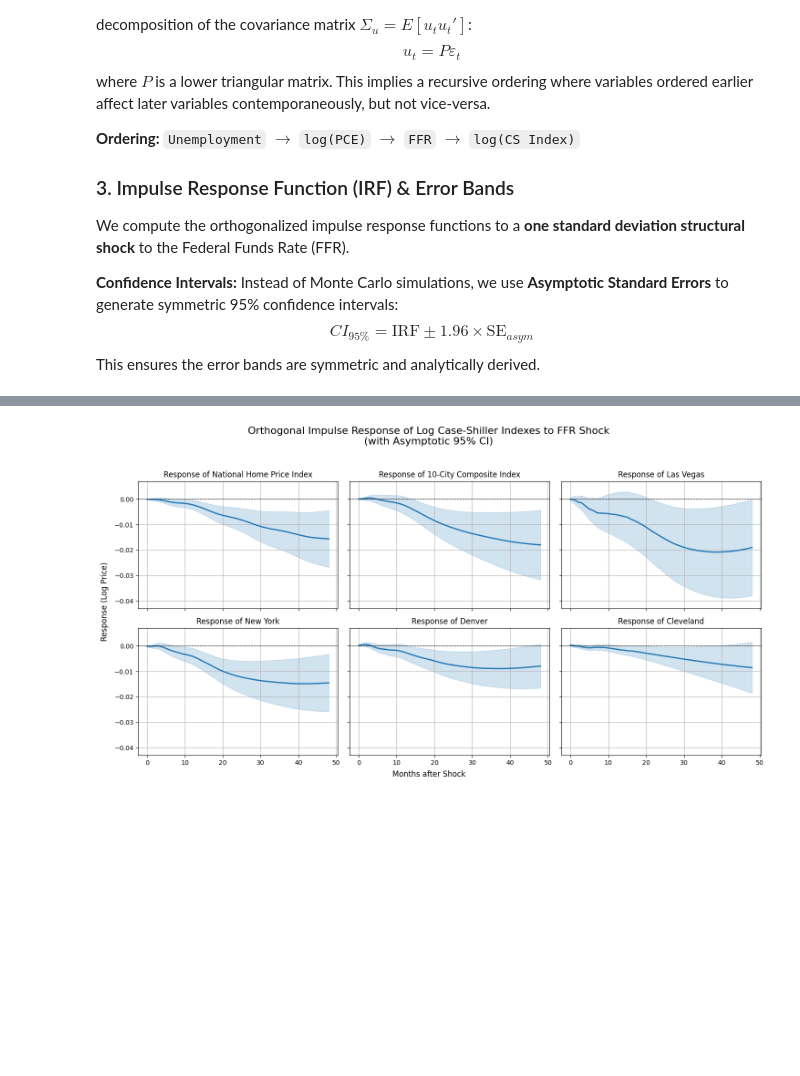
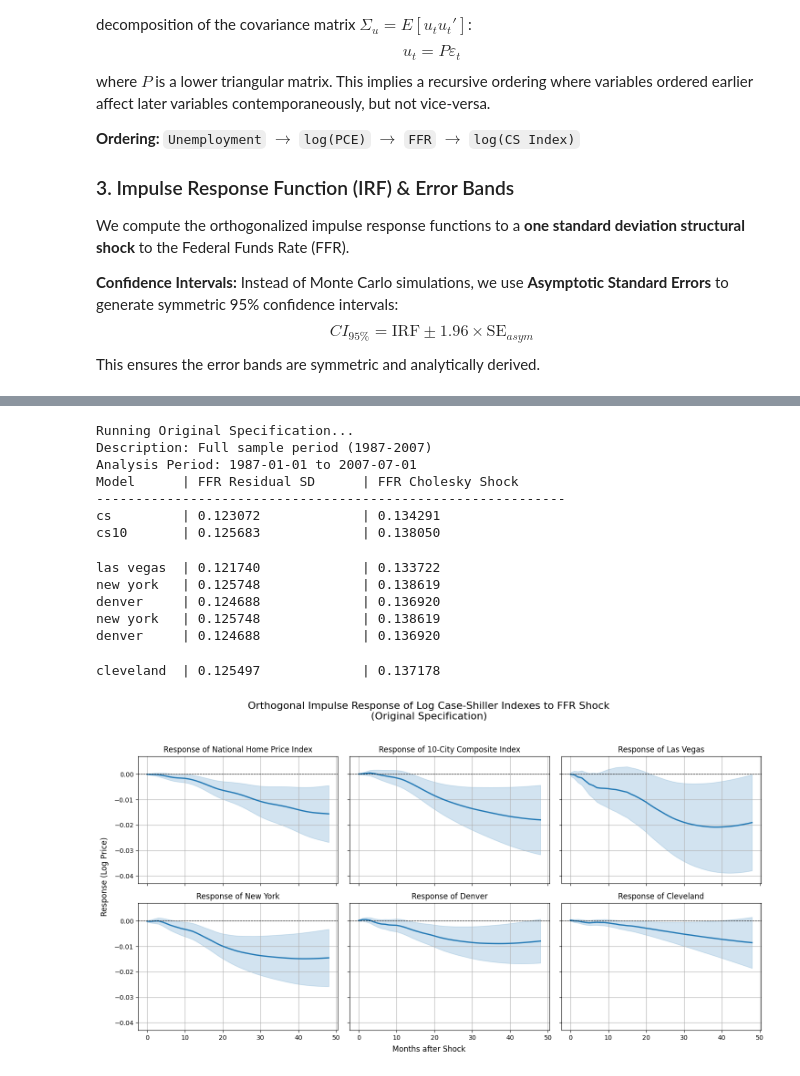
Before and after one commit to taitola/msc-thesis-svar-analysis, a Jupyter notebook: 4_var_irf_analysis.ipynb, the cells around one changed output, grey strips where cells are left out. Saved outputs shown, nothing was run; the diff lists cells and outputs as text; code cells hidden in the pictures; blank space fills up the shorter version.

Commit message:
Update VAR IRF analysis and remove obsolete notebooks

```diff
--- a/4_var_irf_analysis.ipynb
+++ b/4_var_irf_analysis.ipynb
@@ -22,7 +22,8 @@ from statsmodels.tsa.api import VAR
 
 # Load the data
 file_path = 'data_csv/var_data.csv'
-df = pd.read_csv(file_path, parse_dates=['Unnamed: 0'], index_col='Unnamed: 0')
+df = pd.read_csv(file_path, index_col='Unnamed: 0')
+df.index = pd.to_datetime(df.index) # Ensure index is datetime
 df.index.name = 'Date'
 
 # Display first few rows
@@ -265,9 +270,57 @@ def plot_irf_grid(irf_results, cs_names, title_suffix=""):
-# %%
-# --- Plot Results ---
-plot_irf_grid(
-    irf_results,
-    cs_names,
-    title_suffix="(with Asymptotic 95% CI)"
-)
-# %% [output]
-[figure, removed]
+# %%
+# --- Analysis Specifications ---
+
+# Parameters
+lags = 12
+irf_steps = 48
+
+# Define the specifications for the analysis
+specs = [
+    {
+        "name": "Original Specification",
+        "start_date": "1987-01-01",
+        "end_date": "2007-07-01",
+        "description": "Full sample period (1987-2007)"
+    },
+    {
+        "name": "Robustness Check",
+        "start_date": "1987-01-01",
+        "end_date": "2003-07-01",
+        "description": "Restricted sample period (1987-2003)"
+    }
+]
+# %%
+# --- Run Original Specification ---
+spec = specs[0]
+print(f"Running {spec['name']}...")
+print(f"Description: {spec['description']}")
+
+irf_results_original = run_var_analysis(
+    df,
+    cs_cols,
+    start_date=spec['start_date'],
+    end_date=spec['end_date'],
+    lags=lags,
+    irf_steps=irf_steps
+)
+
+ylim_original = plot_irf_grid(
+    irf_results_original,
+    cs_cols_map,
+    title_suffix=f"({spec['name']})"
+)
+# %% [output]
+Running Original Specification...
+Description: Full sample period (1987-2007)
+Analysis Period: 1987-01-01 to 2007-07-01
+Model      | FFR Residual SD      | FFR Cholesky Shock
+------------------------------------------------------------
+cs         | 0.123072             | 0.134291
+cs10       | 0.125683             | 0.138050
+las vegas  | 0.121740             | 0.133722
+new york   | 0.125748             | 0.138619
+denver     | 0.124688             | 0.136920
+new york   | 0.125748             | 0.138619
+denver     | 0.124688             | 0.136920
+cleveland  | 0.125497             | 0.137178
+[figure, added]
```
Also changed, not shown: parts of 5 cells of this notebook, 2 other files.
